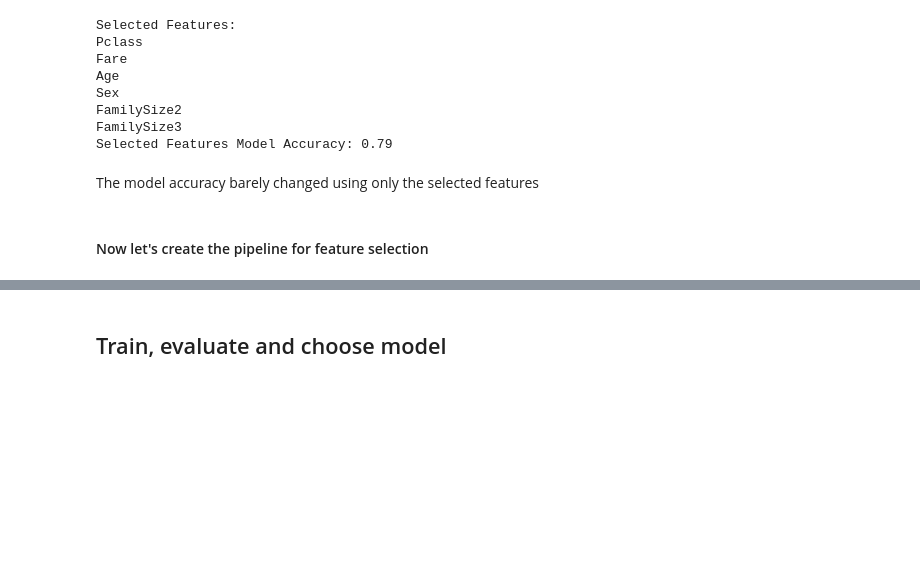
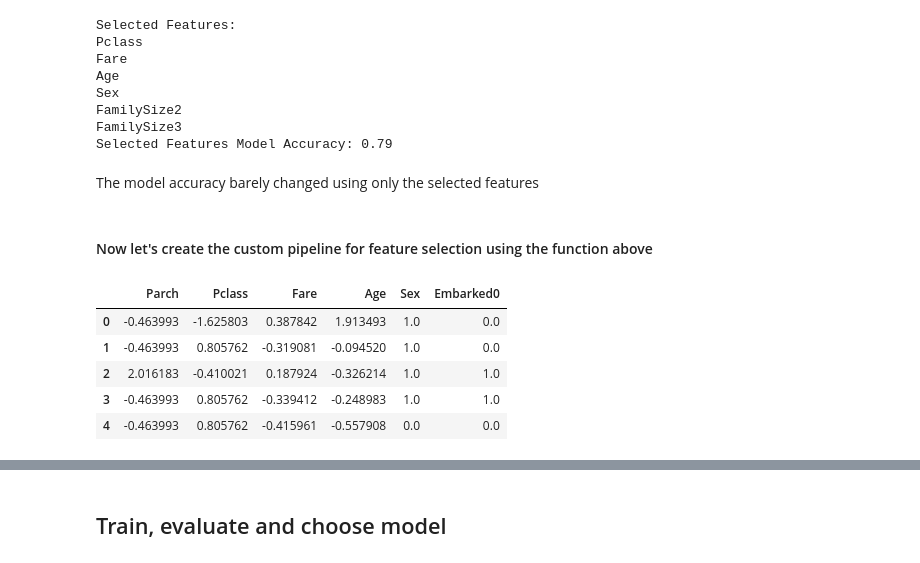
Before and after one commit to santiagoprado12/Titanic-effort, a Jupyter notebook: notebooks/preprocessing.ipynb, the cells around one changed output, grey strips where cells are left out. Drawn from its saved outputs; the diff is of its cells as text; code cells hidden in the pictures; blank space fills up the shorter version.

```diff
--- a/notebooks/preprocessing.ipynb
+++ b/notebooks/preprocessing.ipynb
@@ -258,7 +260,7 @@ Selected Features Model Accuracy: 0.79
 # %% [markdown]
 The model accuracy barely changed using only the selected features
 # %% [markdown]
-#### Now let's create the pipeline for feature selection
+#### Now let's create the custom pipeline for feature selection using the function above
 # %%
 class FeatureSelection(BaseEstimator, TransformerMixin):
 
@@ -268,7 +270,7 @@ class FeatureSelection(BaseEstimator, TransformerMixin):
     self.verbose = verbose
 
   def fit(self, X, y=None):
-    X_df = self.to_dataframe(X)
+    X_df = self._to_dataframe(X)
     model, X_test, y_test, X_train, y_train = train_feature_selection_model(X_df, y, self.verbose)
     perm_importance = calculate_permutation_importance(model, X_test, y_test, self.verbose)
     selected_features = select_features(perm_importance, X_train, X_test, self.verbose)
@@ -276,7 +278,7 @@ class FeatureSelection(BaseEstimator, TransformerMixin):
     self.selected_features = selected_features
     return self
 
-  def to_dataframe(self, X):
+  def _to_dataframe(self, X):
     X_processed = pd.DataFrame(X, columns=self.columns)
     return X_processed
 
@@ -294,5 +296,13 @@ processing_feature_selection_pipeline = Pipeline([
 X_train, X_test, y_train, y_test = train_test_split(X, y, test_size=0.33, random_state=RANDOM_SEED)
 # %%
 X_train_processed = processing_feature_selection_pipeline.fit_transform(X_train, y_train)
+X_train_processed.head()
+# %% [output]
+|  | Parch | Pclass | Fare | Age | Sex | Embarked0 |
+| 0 | -0.463993 | -1.625803 | 0.387842 | 1.913493 | 1.0 | 0.0 |
+| 1 | -0.463993 | 0.805762 | -0.319081 | -0.094520 | 1.0 | 0.0 |
+| 2 | 2.016183 | -0.410021 | 0.187924 | -0.326214 | 1.0 | 1.0 |
+| 3 | -0.463993 | 0.805762 | -0.339412 | -0.248983 | 1.0 | 1.0 |
+| 4 | -0.463993 | 0.805762 | -0.415961 | -0.557908 | 0.0 | 0.0 |
 # %%
 X_test_processed = processing_feature_selection_pipeline.transform(X_test)
```
Also changed, not shown: parts of 5 cells of this notebook.
